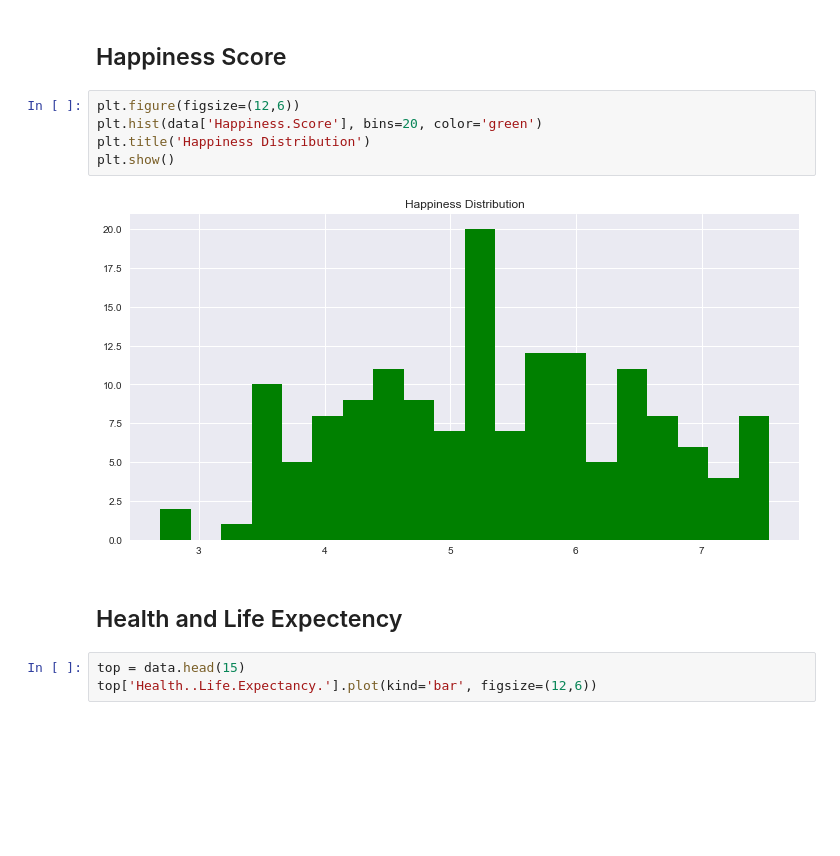
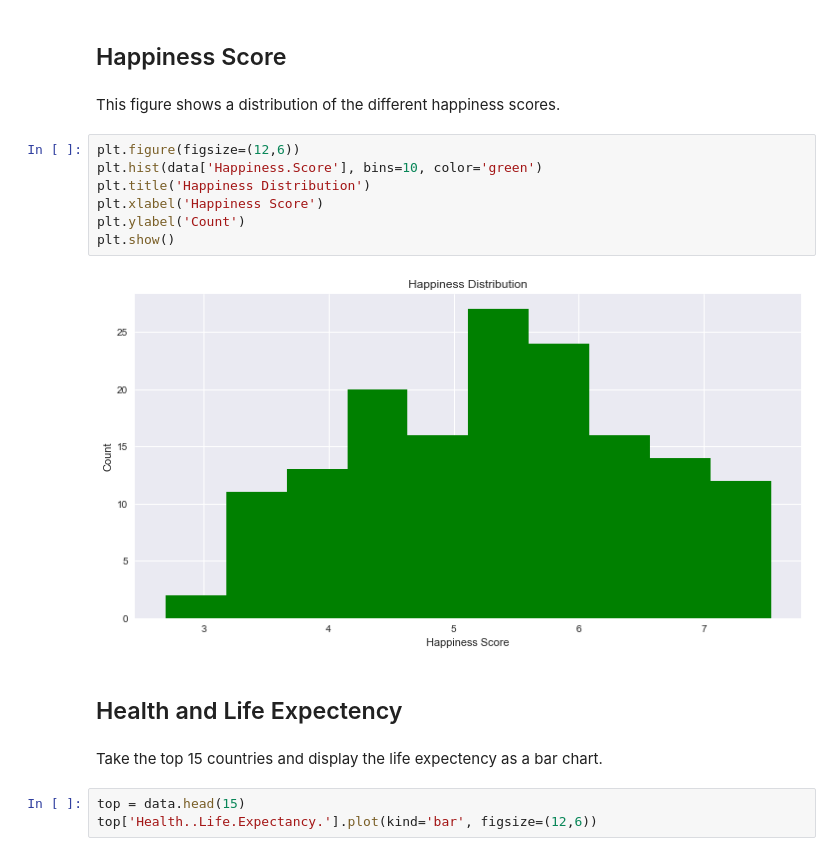
Before and after one commit to madderle/Bootcamp-Prep, a Jupyter notebook: Unit 2 /World Happiness Report.ipynb, the cells around one changed output. Cells and saved outputs as stored; diff of their text form; blank space fills up the shorter version.

```diff
--- a/Unit 2 /World Happiness Report.ipynb
+++ b/Unit 2 /World Happiness Report.ipynb
@@ -27,15 +30,21 @@ data.head(5)
 | Finland | 5 | 7.469 | 1.443572 | 1.540247 | 0.809158 | 0.617951 | ... |
 # %% [markdown]
 ## Happiness Score
+# %% [markdown]
+This figure shows a distribution of the different happiness scores.
 # %%
 plt.figure(figsize=(12,6))
-plt.hist(data['Happiness.Score'], bins=20, color='green')
+plt.hist(data['Happiness.Score'], bins=10, color='green')
 plt.title('Happiness Distribution')
+plt.xlabel('Happiness Score')
+plt.ylabel('Count')
 plt.show()
 # %% [output]
-[figure, old version]
+[figure, new version]
 # %% [markdown]
 ## Health and Life Expectency
+# %% [markdown]
+Take the top 15 countries and display the life expectency as a bar chart.
 # %%
 top = data.head(15)
 top['Health..Life.Expectancy.'].plot(kind='bar', figsize=(12,6))
```
Also changed, not shown: parts of 3 cells of this notebook.
